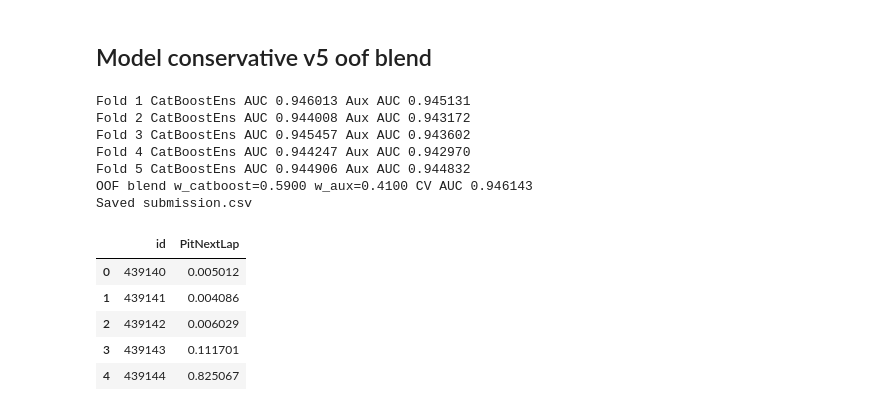
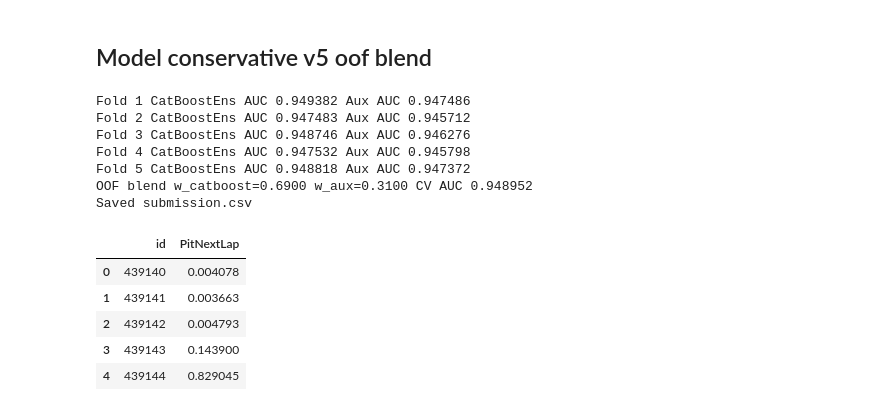
Before and after one commit to oivler/kaggle-f1-pit-stops, a Jupyter notebook: model.ipynb, the cells around one changed output. Saved outputs shown, nothing was run; the diff lists cells and outputs as text; code cells hidden in the pictures.

```diff
--- a/model.ipynb
+++ b/model.ipynb
@@ -632,14 +632,40 @@ features = [c for c in train.columns if c not in ['id', target_col]]
 X = train[features].copy()
 y = train[target_col].copy()
 X_test = test[features].copy()
+
+def add_safe_features(df):
+    z = df.copy()
+    if {'LapNumber', 'RaceProgress'}.issubset(z.columns):
+        rp = z['RaceProgress'].clip(lower=1e-6)
+        z['EstTotalLaps'] = (z['LapNumber'] / rp).clip(1, 120)
+        z['LapsRemaining'] = (z['EstTotalLaps'] - z['LapNumber']).clip(lower=0)
+    if {'TyreLife', 'LapNumber'}.issubset(z.columns):
+        z['TyreAgeRatio'] = z['TyreLife'] / z['LapNumber'].clip(lower=1)
+        z['LapMinusTyreLife'] = z['LapNumber'] - z['TyreLife']
+    if {'TyreLife', 'RaceProgress'}.issubset(z.columns):
+        z['PitWindowPressure'] = z['TyreLife'] * z['RaceProgress']
+    if {'Cumulative_Degradation', 'TyreLife'}.issubset(z.columns):
+        z['DegPerTyreLap'] = z['Cumulative_Degradation'] / z['TyreLife'].clip(lower=1)
+        z['AbsDegPerTyreLap'] = z['Cumulative_Degradation'].abs() / z['TyreLife'].clip(lower=1)
+    if 'LapTime_Delta' in z.columns:
+        z['DeltaAbs'] = z['LapTime_Delta'].abs()
+    if 'Cumulative_Degradation' in z.columns:
+        z['AbsCumDeg'] = z['Cumulative_Degradation'].abs()
+    return z
+
+X = add_safe_features(X)
+X_test = add_safe_features(X_test)
+features = X.columns.tolist()
 cat_features = X.select_dtypes(include=['object']).columns.tolist()
 num_features = [c for c in features if c not in cat_features]
 
 param_list = [
-    {'loss_function': 'Logloss', 'eval_metric': 'AUC', 'learning_rate': 0.05, 'depth': 6, 'iterations': 700, 'l2_leaf_reg': 5, 'random_strength': 1.0, 'subsample': 0.9, 'bootstrap_type': 'Bernoulli', 'random_state': 42, 'verbose': False},
-    {'loss_function': 'Logloss', 'eval_metric': 'AUC', 'learning_rate': 0.04, 'depth': 7, 'iterations': 900, 'l2_leaf_reg': 7, 'random_strength': 1.2, 'subsample': 0.85, 'bootstrap_type': 'Bernoulli', 'random_state': 99, 'verbose': False},
-    {'loss_function': 'Logloss', 'eval_metric': 'AUC', 'learning_rate': 0.06, 'depth': 5, 'iterations': 800, 'l2_leaf_reg': 4, 'random_strength': 0.8, 'subsample': 0.95, 'bootstrap_type': 'Bernoulli', 'random_state': 7, 'verbose': False},
-    {'loss_function': 'Logloss', 'eval_metric': 'AUC', 'learning_rate': 0.055, 'depth': 7, 'iterations': 750, 'l2_leaf_reg': 6, 'random_strength': 1.05, 'subsample': 0.88, 'bootstrap_type': 'Bernoulli', 'random_state': 2026, 'verbose': False},
+    {'loss_function': 'Logloss', 'eval_metric': 'AUC', 'learning_rate': 0.05, 'depth': 6, 'iterations': 850, 'l2_leaf_reg': 5, 'random_strength': 1.0, 'subsample': 0.9, 'bootstrap_type': 'Bernoulli', 'random_state': 42, 'verbose': False},
+    {'loss_function': 'Logloss', 'eval_metric': 'AUC', 'learning_rate': 0.04, 'depth': 7, 'iterations': 1000, 'l2_leaf_reg': 7, 'random_strength': 1.2, 'subsample': 0.85, 'bootstrap_type': 'Bernoulli', 'random_state': 99, 'verbose': False},
+    {'loss_function': 'Logloss', 'eval_metric': 'AUC', 'learning_rate': 0.06, 'depth': 5, 'iterations': 900, 'l2_leaf_reg': 4, 'random_strength': 0.8, 'subsample': 0.95, 'bootstrap_type': 'Bernoulli', 'random_state': 7, 'verbose': False},
+    {'loss_function': 'Logloss', 'eval_metric': 'AUC', 'learning_rate': 0.055, 'depth': 7, 'iterations': 850, 'l2_leaf_reg': 6, 'random_strength': 1.05, 'subsample': 0.88, 'bootstrap_type': 'Bernoulli', 'random_state': 2026, 'verbose': False},
+    {'loss_function': 'Logloss', 'eval_metric': 'AUC', 'learning_rate': 0.035, 'depth': 8, 'iterations': 1200, 'l2_leaf_reg': 9, 'random_strength': 1.3, 'subsample': 0.84, 'bootstrap_type': 'Bernoulli', 'random_state': 314, 'verbose': False},
+    {'loss_function': 'Logloss', 'eval_metric': 'AUC', 'learning_rate': 0.07, 'depth': 5, 'iterations': 700, 'l2_leaf_reg': 3, 'random_strength': 0.7, 'subsample': 0.96, 'bootstrap_type': 'Bernoulli', 'random_state': 2718, 'verbose': False},
 ]
 
 try:
@@ -684,6 +710,7 @@ if has_catboost:
             lgb_variants = [
                 {'learning_rate': 0.045, 'num_leaves': 64, 'min_data_in_leaf': 140, 'feature_fraction': 0.85, 'bagging_fraction': 0.85, 'seed': 500 + fold},
                 {'learning_rate': 0.052, 'num_leaves': 48, 'min_data_in_leaf': 96, 'feature_fraction': 0.78, 'bagging_fraction': 0.88, 'seed': 900 + fold},
+                {'learning_rate': 0.038, 'num_leaves': 80, 'min_data_in_leaf': 170, 'feature_fraction': 0.82, 'bagging_fraction': 0.82, 'seed': 1300 + fold},
             ]
             for lv in lgb_variants:
                 dtrain = lgb.Dataset(X_tr_l, label=y_tr, categorical_feature=cat_idx)
@@ -735,15 +762,15 @@ if has_catboost:
 
     best_w = 1.0
     best_auc = roc_auc_score(y, oof_cb)
-    for w in np.linspace(0.0, 1.0, 101):
+    for w in np.linspace(0.0, 1.0, 201):
         blend_oof = w * oof_cb + (1.0 - w) * oof_aux
         auc = roc_auc_score(y, blend_oof)
         if auc > best_auc:
             best_auc = auc
             best_w = w
-    lo = max(0.0, best_w - 0.06)
-    hi = min(1.0, best_w + 0.06)
-    for w in np.linspace(lo, hi, 49):
+    lo = max(0.0, best_w - 0.04)
+    hi = min(1.0, best_w + 0.04)
+    for w in np.linspace(lo, hi, 161):
         blend_oof = w * oof_cb + (1.0 - w) * oof_aux
         auc = roc_auc_score(y, blend_oof)
         if auc > best_auc:
@@ -751,41 +778,41 @@ if has_catboost:
             best_w = w
     test_final = best_w * test_cb + (1.0 - best_w) * test_aux
     print(f'OOF blend w_catboost={best_w:.4f} w_aux={1.0 - best_w:.4f} CV AUC {best_auc:.6f}')
 else:
     oof_lr = np.zeros(len(train))
     test_lr = np.zeros(len(test))
     for fold, (tr_idx, va_idx) in enumerate(skf.split(X, y), 1):
         X_tr, X_va = X.iloc[tr_idx], X.iloc[va_idx]
         y_tr, y_va = y.iloc[tr_idx], y.iloc[va_idx]
         preprocessor = ColumnTransformer(
             transformers=[
                 ('num', Pipeline([('imp', SimpleImputer(strategy='median'))]), num_features),
                 ('cat', Pipeline([('imp', SimpleImputer(strategy='most_frequent')), ('ohe', OneHotEncoder(handle_unknown='ignore'))]), cat_features),
             ],
             remainder='drop',
         )
         model = Pipeline([('prep', preprocessor), ('clf', LogisticRegression(max_iter=1000, n_jobs=-1))])
         model.fit(X_tr, y_tr)
         oof_lr[va_idx] = model.predict_proba(X_va)[:, 1]
         test_lr += model.predict_proba(X_test)[:, 1] / skf.n_splits
     test_final = test_lr
     print('CV AUC LR only:', roc_auc_score(y, oof_lr))
 
 submission = pd.DataFrame({'id': test['id'], 'PitNextLap': test_final})
 submission.to_csv('submission.csv', index=False)
 print('Saved submission.csv')
 display(submission.head())
 # %% [output]
-Fold 1 CatBoostEns AUC 0.946013 Aux AUC 0.945131
-Fold 2 CatBoostEns AUC 0.944008 Aux AUC 0.943172
-Fold 3 CatBoostEns AUC 0.945457 Aux AUC 0.943602
-Fold 4 CatBoostEns AUC 0.944247 Aux AUC 0.942970
-Fold 5 CatBoostEns AUC 0.944906 Aux AUC 0.944832
-OOF blend w_catboost=0.5900 w_aux=0.4100 CV AUC 0.946143
+Fold 1 CatBoostEns AUC 0.949382 Aux AUC 0.947486
+Fold 2 CatBoostEns AUC 0.947483 Aux AUC 0.945712
+Fold 3 CatBoostEns AUC 0.948746 Aux AUC 0.946276
+Fold 4 CatBoostEns AUC 0.947532 Aux AUC 0.945798
+Fold 5 CatBoostEns AUC 0.948818 Aux AUC 0.947372
+OOF blend w_catboost=0.6900 w_aux=0.3100 CV AUC 0.948952
 Saved submission.csv
 |  | id | PitNextLap |
-| 0 | 439140 | 0.005012 |
-| 1 | 439141 | 0.004086 |
-| 2 | 439142 | 0.006029 |
-| 3 | 439143 | 0.111701 |
-| 4 | 439144 | 0.825067 |
+| 0 | 439140 | 0.004078 |
+| 1 | 439141 | 0.003663 |
+| 2 | 439142 | 0.004793 |
+| 3 | 439143 | 0.143900 |
+| 4 | 439144 | 0.829045 |
```
Also changed, not shown: parts of 2 cells of this notebook.
